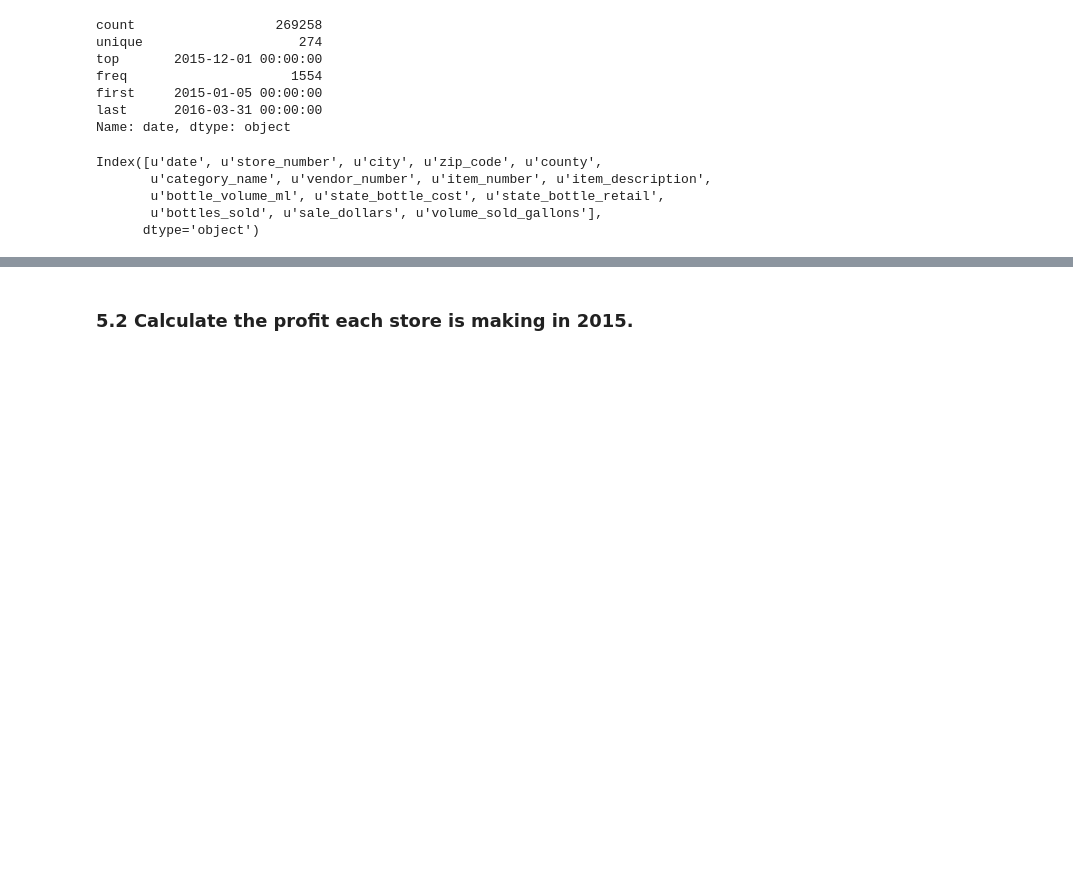
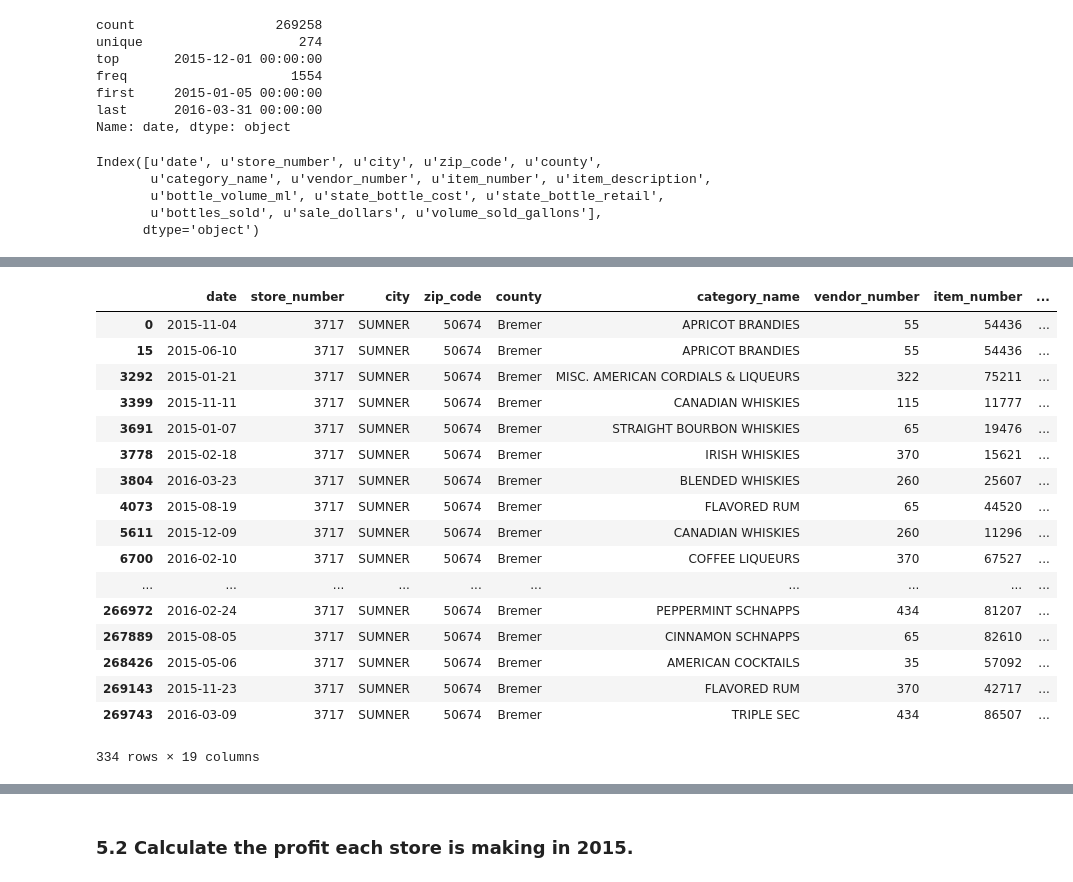
Before and after one commit to vnessified/DSI-SF-2-vnessified, a Jupyter notebook: projects/project-03/starter-code/project-3-starter.ipynb, the cells around one changed output, grey strips where cells are left out. Saved outputs shown, nothing was run; the diff lists cells and outputs as text; code cells hidden in the pictures; blank space fills up the shorter version.

```diff
--- a/projects/project-03/starter-code/project-3-starter.ipynb
+++ b/projects/project-03/starter-code/project-3-starter.ipynb
@@ -339,3 +351,24 @@ iowa.head()
+# %%
+iowa[iowa['store_number']==3717]
+# %% [output]
+|  | date | store_number | city | zip_code | county | category_name | vendor_number | item_number | ... |
+| 0 | 2015-11-04 | 3717 | SUMNER | 50674 | Bremer | APRICOT BRANDIES | 55 | 54436 | ... |
+| 15 | 2015-06-10 | 3717 | SUMNER | 50674 | Bremer | APRICOT BRANDIES | 55 | 54436 | ... |
+| 3292 | 2015-01-21 | 3717 | SUMNER | 50674 | Bremer | MISC. AMERICAN CORDIALS & LIQUEURS | 322 | 75211 | ... |
+| 3399 | 2015-11-11 | 3717 | SUMNER | 50674 | Bremer | CANADIAN WHISKIES | 115 | 11777 | ... |
+| 3691 | 2015-01-07 | 3717 | SUMNER | 50674 | Bremer | STRAIGHT BOURBON WHISKIES | 65 | 19476 | ... |
+| 3778 | 2015-02-18 | 3717 | SUMNER | 50674 | Bremer | IRISH WHISKIES | 370 | 15621 | ... |
+| 3804 | 2016-03-23 | 3717 | SUMNER | 50674 | Bremer | BLENDED WHISKIES | 260 | 25607 | ... |
+| 4073 | 2015-08-19 | 3717 | SUMNER | 50674 | Bremer | FLAVORED RUM | 65 | 44520 | ... |
+| 5611 | 2015-12-09 | 3717 | SUMNER | 50674 | Bremer | CANADIAN WHISKIES | 260 | 11296 | ... |
+| 6700 | 2016-02-10 | 3717 | SUMNER | 50674 | Bremer | COFFEE LIQUEURS | 370 | 67527 | ... |
+| ... | ... | ... | ... | ... | ... | ... | ... | ... | ... |
+| 266972 | 2016-02-24 | 3717 | SUMNER | 50674 | Bremer | PEPPERMINT SCHNAPPS | 434 | 81207 | ... |
+| 267889 | 2015-08-05 | 3717 | SUMNER | 50674 | Bremer | CINNAMON SCHNAPPS | 65 | 82610 | ... |
+| 268426 | 2015-05-06 | 3717 | SUMNER | 50674 | Bremer | AMERICAN COCKTAILS | 35 | 57092 | ... |
+| 269143 | 2015-11-23 | 3717 | SUMNER | 50674 | Bremer | FLAVORED RUM | 370 | 42717 | ... |
+| 269743 | 2016-03-09 | 3717 | SUMNER | 50674 | Bremer | TRIPLE SEC | 434 | 86507 | ... |
+334 rows × 19 columns
 # %% [markdown]
 <img src="http://imgur.com/l5NasQj.png" style="float: left; margin: 25px 15px 0px 0px; height: 25px">
 
```
Also changed, not shown: parts of 2 cells of this notebook.
